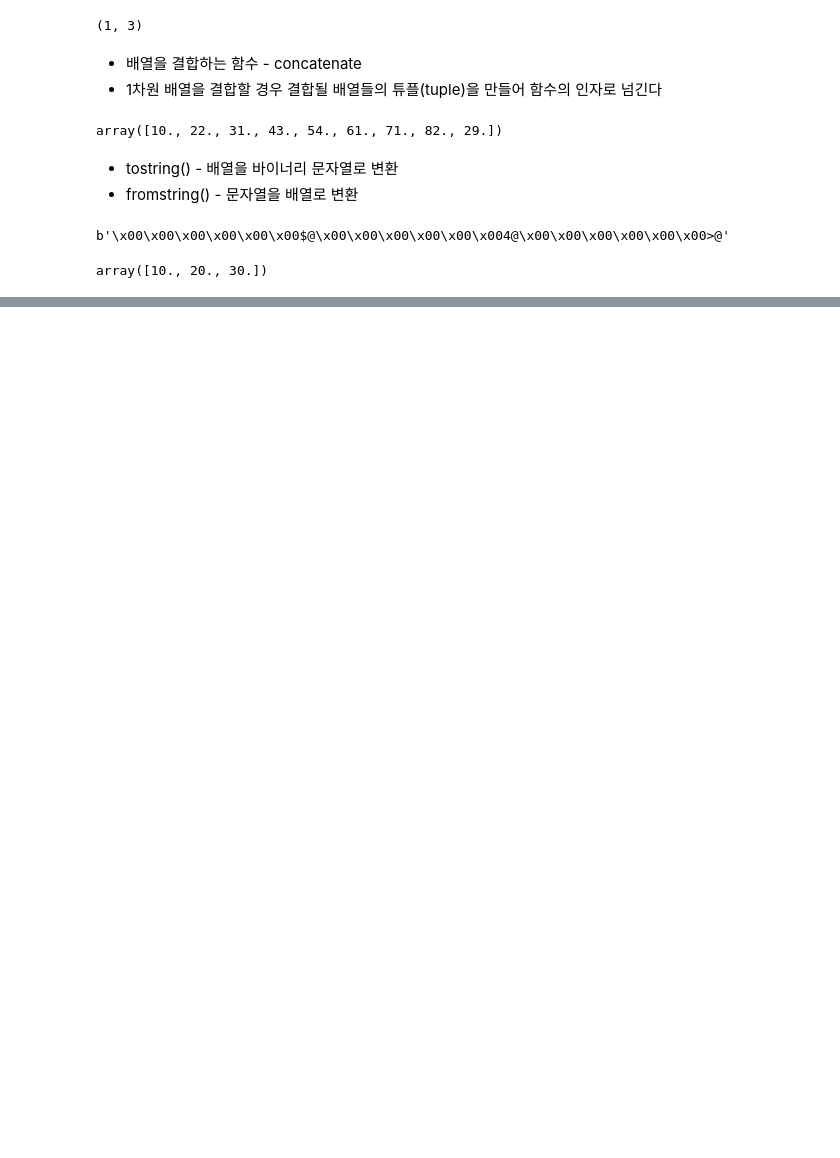
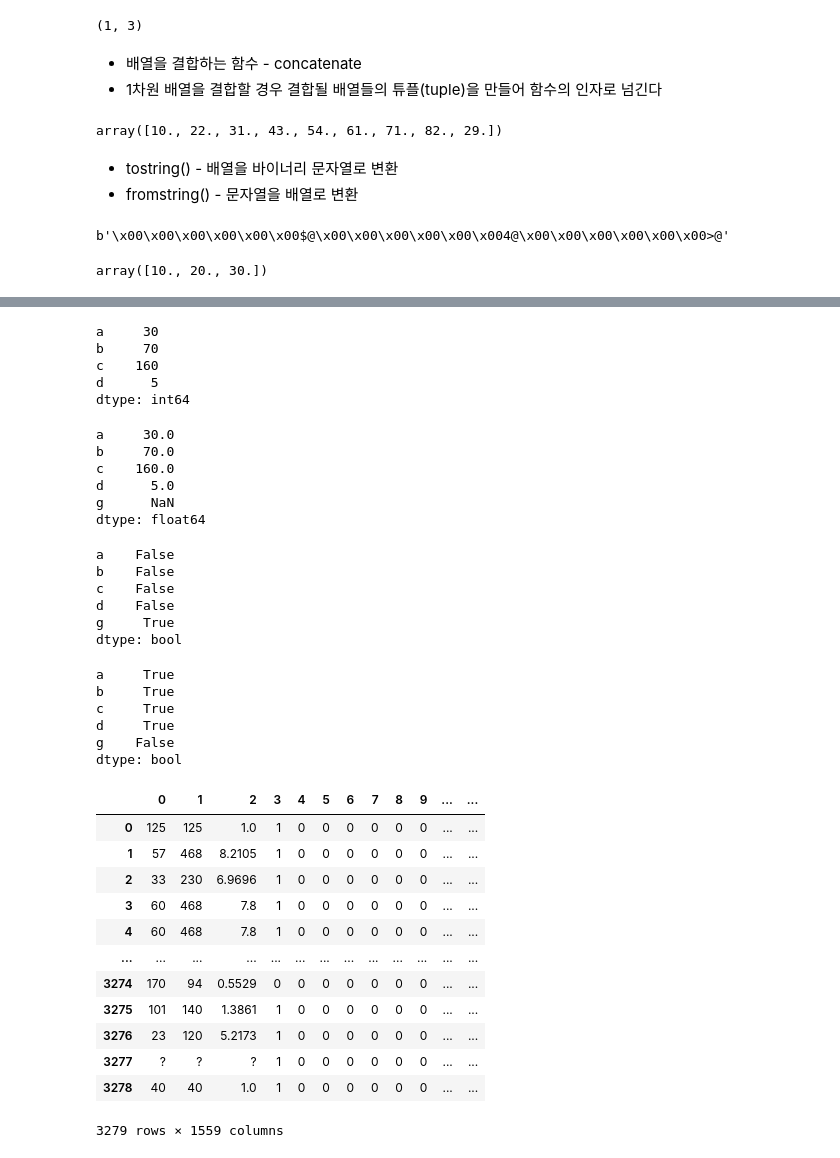
Before and after one commit to 2hongbi/kaggle-python, a Jupyter notebook: src/ml-for-the-web/numpy_tutorial.ipynb, the cells around one changed output, grey strips where cells are left out. Saved outputs shown, nothing was run; the diff lists cells and outputs as text; code cells hidden in the pictures; blank space fills up the shorter version.

```diff
--- a/src/ml-for-the-web/numpy_tutorial.ipynb
+++ b/src/ml-for-the-web/numpy_tutorial.ipynb
@@ -358,0 +564,57 @@ array([10., 20., 30.])
+# %%
+data = {'a': 30, 'b': 70, 'c': 160, 'd': 5}
+obj = pd.Series(data)
+obj
+# %% [output]
+a     30
+b     70
+c    160
+d      5
+dtype: int64
+# %%
+index = ['a', 'b', 'c', 'd', 'g']
+obj = pd.Series(data, index = index)
+obj
+# %% [output]
+a     30.0
+b     70.0
+c    160.0
+d      5.0
+g      NaN
+dtype: float64
+# %%
+pd.isnull(obj)
+# %% [output]
+a    False
+b    False
+c    False
+d    False
+g     True
+dtype: bool
+# %%
+pd.notnull(obj)
+# %% [output]
+a     True
+b     True
+c     True
+d     True
+g    False
+dtype: bool
+# %%
+data = pd.read_csv('./../../data/ad.data', header=None)
+# %%
+data
+# %% [output]
+|  | 0 | 1 | 2 | 3 | 4 | 5 | 6 | 7 | 8 | 9 | ... | ... |
+| 0 | 125 | 125 | 1.0 | 1 | 0 | 0 | 0 | 0 | 0 | 0 | ... | ... |
+| 1 | 57 | 468 | 8.2105 | 1 | 0 | 0 | 0 | 0 | 0 | 0 | ... | ... |
+| 2 | 33 | 230 | 6.9696 | 1 | 0 | 0 | 0 | 0 | 0 | 0 | ... | ... |
+| 3 | 60 | 468 | 7.8 | 1 | 0 | 0 | 0 | 0 | 0 | 0 | ... | ... |
+| 4 | 60 | 468 | 7.8 | 1 | 0 | 0 | 0 | 0 | 0 | 0 | ... | ... |
+| ... | ... | ... | ... | ... | ... | ... | ... | ... | ... | ... | ... | ... |
+| 3274 | 170 | 94 | 0.5529 | 0 | 0 | 0 | 0 | 0 | 0 | 0 | ... | ... |
+| 3275 | 101 | 140 | 1.3861 | 1 | 0 | 0 | 0 | 0 | 0 | 0 | ... | ... |
+| 3276 | 23 | 120 | 5.2173 | 1 | 0 | 0 | 0 | 0 | 0 | 0 | ... | ... |
+| 3277 | ? | ? | ? | 1 | 0 | 0 | 0 | 0 | 0 | 0 | ... | ... |
+| 3278 | 40 | 40 | 1.0 | 1 | 0 | 0 | 0 | 0 | 0 | 0 | ... | ... |
+3279 rows × 1559 columns
```
Also changed, not shown: parts of 59 cells of this notebook, 1 other file.
